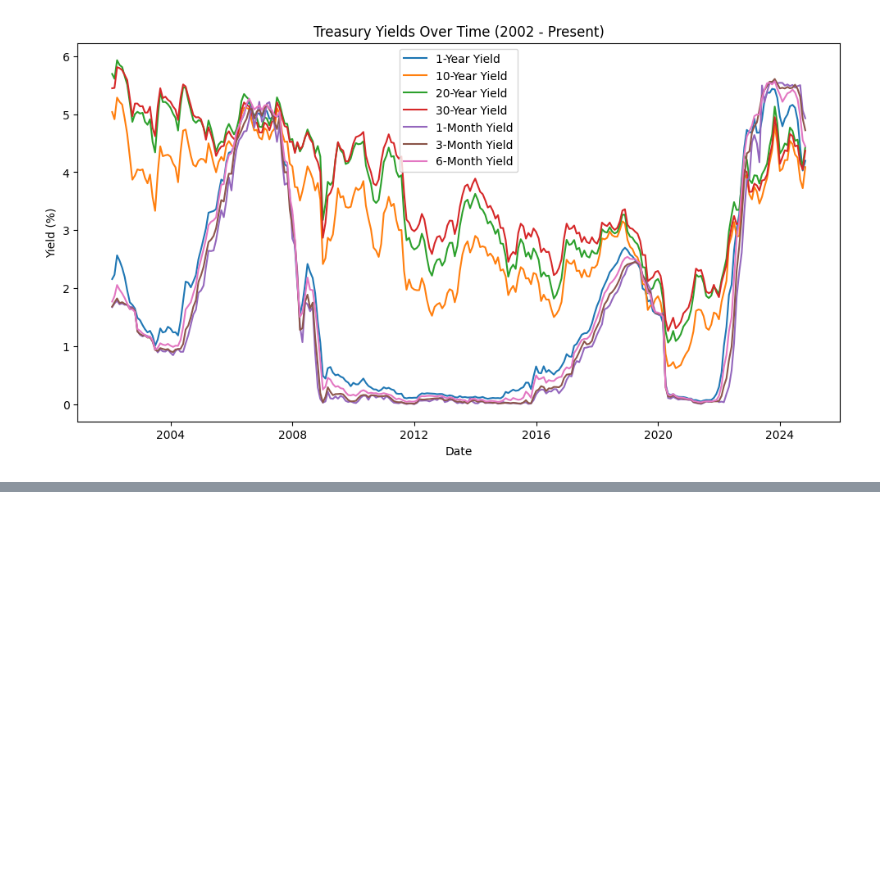
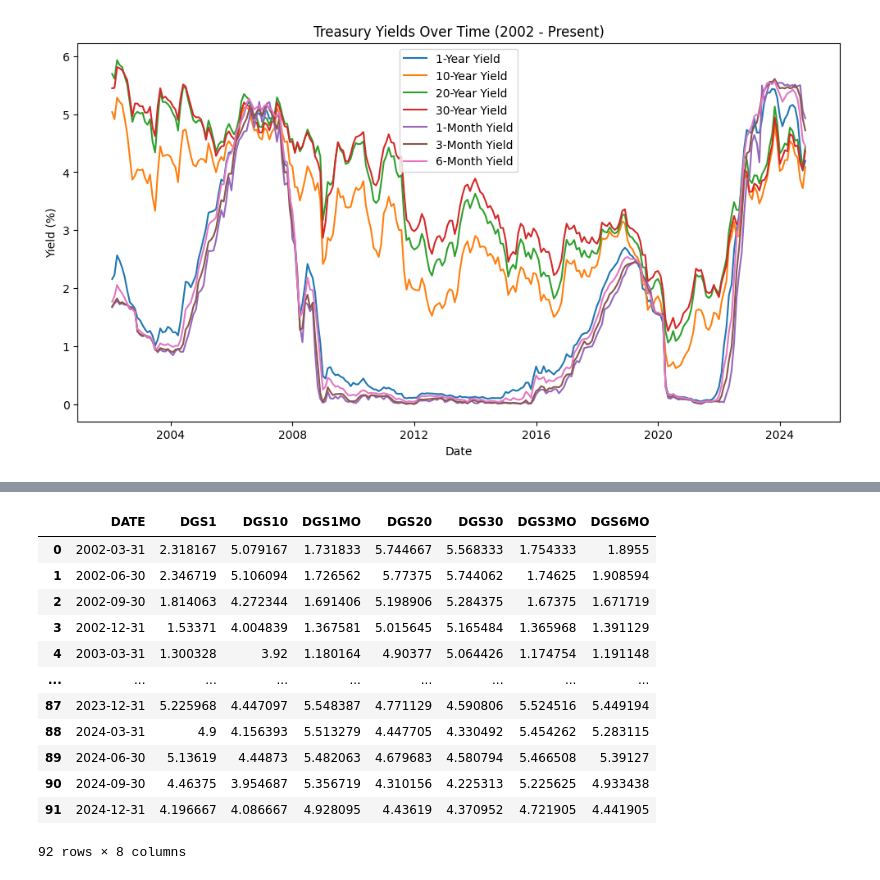
Before and after one commit to toanpro24/project_yield, a Jupyter notebook: CMSE202_Final_Team3.ipynb, the cells around one changed output, grey strips where cells are left out. Saved outputs shown, nothing was run; the diff lists cells and outputs as text; code cells hidden in the pictures; blank space fills up the shorter version.

```diff
--- a/CMSE202_Final_Team3.ipynb
+++ b/CMSE202_Final_Team3.ipynb
@@ -139,3 +140,13 @@ plt.show()
 # yield info on one chat for display purposes."
 # %% [output]
 [figure]
+# %%
+yr1_quarterly = yr1.resample('QE', on='DATE').mean()
+yr10_quarterly = yr10.resample('QE', on='DATE').mean()
+yr20_quarterly = yr20.resample('QE', on='DATE').mean()
+yr30_quarterly = yr30.resample('QE', on='DATE').mean()
+mo1_quarterly = mo1.resample('QE', on='DATE').mean()
+mo3_quarterly = mo3.resample('QE', on='DATE').mean()
+mo6_quarterly = mo6.resample('QE', on='DATE').mean()
+
+yr1_quarterly
@@ -141,0 +168,25 @@ plt.show()
+# %%
+full_data = pd.merge(yr1_quarterly, yr10_quarterly, on='DATE', how='outer')
+full_data = pd.merge(full_data, mo1_quarterly, on='DATE', how='outer')
+full_data = pd.merge(full_data, yr20_quarterly, on='DATE', how='outer')
+full_data = pd.merge(full_data, yr30_quarterly, on='DATE', how='outer')
+full_data = pd.merge(full_data, mo3_quarterly, on='DATE', how='outer')
+full_data = pd.merge(full_data, mo6_quarterly, on='DATE', how='outer')
+
+full_data.reset_index(inplace=True)
+
+full_data
+# %% [output]
+|  | DATE | DGS1 | DGS10 | DGS1MO | DGS20 | DGS30 | DGS3MO | DGS6MO |
+| 0 | 2002-03-31 | 2.318167 | 5.079167 | 1.731833 | 5.744667 | 5.568333 | 1.754333 | 1.8955 |
+| 1 | 2002-06-30 | 2.346719 | 5.106094 | 1.726562 | 5.77375 | 5.744062 | 1.74625 | 1.908594 |
+| 2 | 2002-09-30 | 1.814063 | 4.272344 | 1.691406 | 5.198906 | 5.284375 | 1.67375 | 1.671719 |
+| 3 | 2002-12-31 | 1.53371 | 4.004839 | 1.367581 | 5.015645 | 5.165484 | 1.365968 | 1.391129 |
+| 4 | 2003-03-31 | 1.300328 | 3.92 | 1.180164 | 4.90377 | 5.064426 | 1.174754 | 1.191148 |
+| ... | ... | ... | ... | ... | ... | ... | ... | ... |
+| 87 | 2023-12-31 | 5.225968 | 4.447097 | 5.548387 | 4.771129 | 4.590806 | 5.524516 | 5.449194 |
+| 88 | 2024-03-31 | 4.9 | 4.156393 | 5.513279 | 4.447705 | 4.330492 | 5.454262 | 5.283115 |
+| 89 | 2024-06-30 | 5.13619 | 4.44873 | 5.482063 | 4.679683 | 4.580794 | 5.466508 | 5.39127 |
+| 90 | 2024-09-30 | 4.46375 | 3.954687 | 5.356719 | 4.310156 | 4.225313 | 5.225625 | 4.933438 |
+| 91 | 2024-12-31 | 4.196667 | 4.086667 | 4.928095 | 4.43619 | 4.370952 | 4.721905 | 4.441905 |
+92 rows × 8 columns
```
Also changed, not shown: parts of 9 cells of this notebook.
